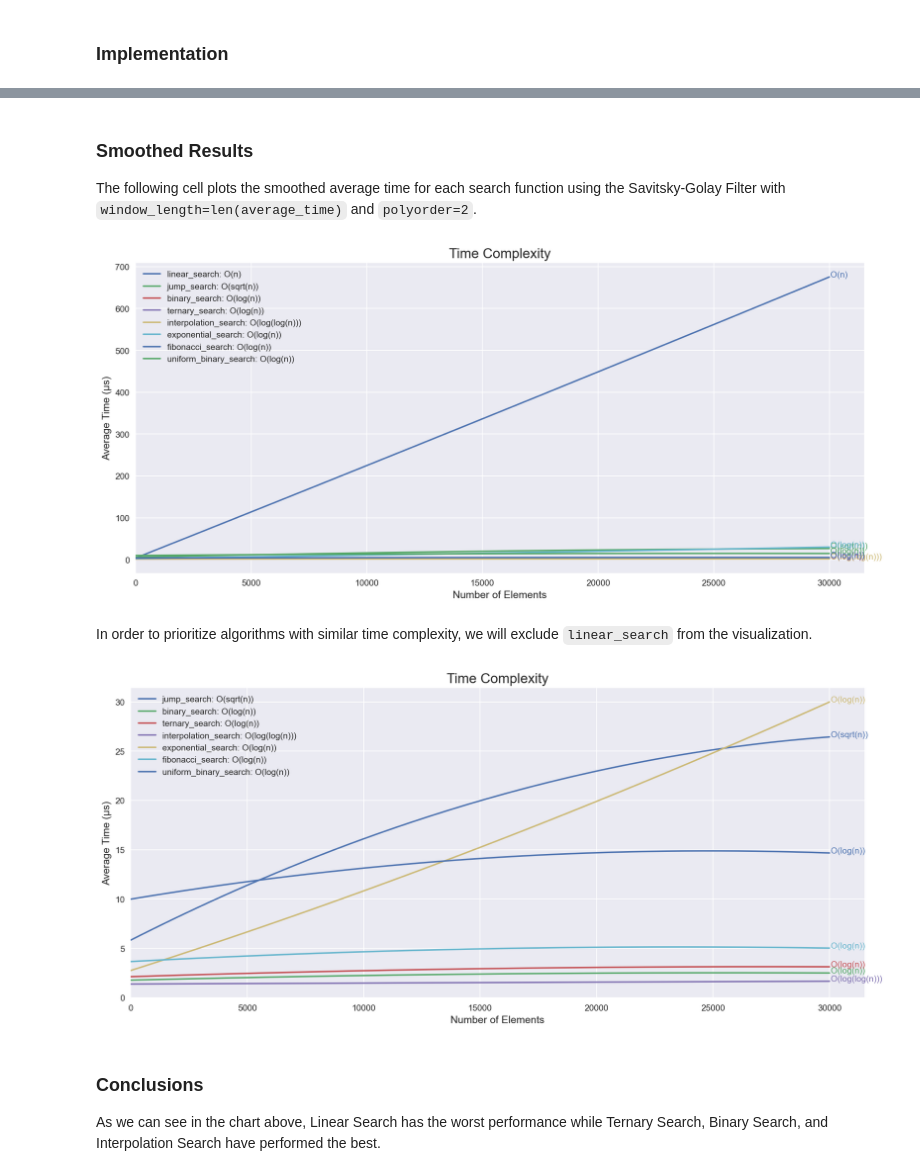
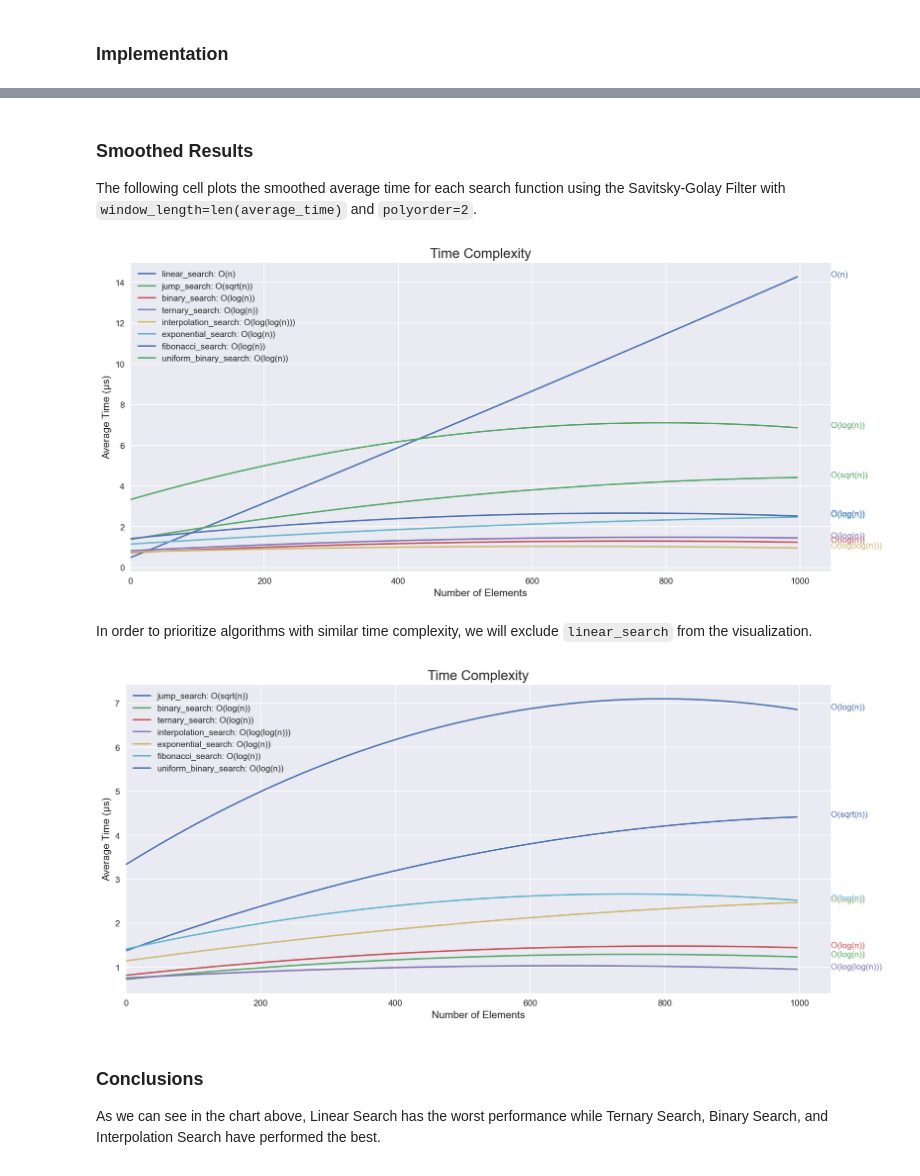
Before and after one commit to Hawmex/aut_algorithm_design_foundations_project, a Jupyter notebook: notebook.ipynb, the cells around one changed output, grey strips where cells are left out. Drawn from its saved outputs; the diff is of its cells as text; code cells hidden in the pictures.

```diff
--- a/notebook.ipynb
+++ b/notebook.ipynb
@@ -255,9 +258,9 @@ The algorithms are implemented correctly!
    4. Add the extension to the array.
 # %%
 start_size = 1
-end_size = 30000
+end_size = 1000
 step = 5
-iterations = 1000
+iterations = 20000
 # %% [markdown]
 ### Implementation
 # %%
@@ -324,7 +328,9 @@ for search_fn in search_fns:
 # %% [markdown]
 ### Smoothed Results
 
-The following cell plots the smoothed average time for each search function using the Savitsky-Golay Filter with `window_length=len(average_time)` and `polyorder=2`.
+The following cell plots the smoothed average time for each search function
+using the Savitsky-Golay Filter with `window_length=len(average_time)` and
+`polyorder=2`.
 # %%
 def plot_smoothed_results(time_complexities):
     # Set plot style
@@ -345,38 +351,43 @@ def plot_smoothed_results(time_complexities):
         # Apply Savitzky-Golay filter for smoothing
         smoothed_average_time = savgol_filter(average_time, len(average_time), 2)
 
         # Plot the smoothed line
-        (line,) = ax.plot(arr_size, smoothed_average_time, label=f"{search_fn.__name__}: {time_complexity}")
+        (line,) = ax.plot(
+            arr_size,
+            smoothed_average_time,
+            label=f"{search_fn.__name__}: {time_complexity}",
+        )
 
         # Add the time complexity as text annotation to the line
         x_pos = arr_size[-1] + 50  # Adjust the position of the text
         y_pos = smoothed_average_time[-1]
         ax.text(x_pos, y_pos, time_complexity, fontsize=10, color=line.get_color())
 
     # Add legend
     ax.legend()
-    ax.set_xlim(left = 0)
+    ax.set_xlim(left=0)
     # Show the plot
     plt.tight_layout()
     plt.show()
 
 
 plot_smoothed_results(
     {
         linear_search: "O(n)",
         jump_search: "O(sqrt(n))",
         binary_search: "O(log(n))",
         ternary_search: "O(log(n))",
         interpolation_search: "O(log(log(n)))",
         exponential_search: "O(log(n))",
         fibonacci_search: "O(log(n))",
         uniform_binary_search: "O(log(n))",
     }
 )
 # %% [output]
-[figure, old version]
+[figure, new version]
 # %% [markdown]
-In order to prioritize algorithms with similar time complexity, we will exclude `linear_search` from the visualization.
+In order to prioritize algorithms with similar time complexity, we will exclude
+`linear_search` from the visualization.
 # %%
 plot_smoothed_results(
     {
@@ -390,8 +401,9 @@ plot_smoothed_results(
     }
 )
 # %% [output]
-[figure, old version]
+[figure, new version]
 # %% [markdown]
 ### Conclusions
 
-As we can see in the chart above, Linear Search has the worst performance while Ternary Search, Binary Search, and Interpolation Search have performed the best.
+As we can see in the chart above, Linear Search has the worst performance while
+Ternary Search, Binary Search, and Interpolation Search have performed the best.
```
Also changed, not shown: parts of 4 cells of this notebook, 6 other files.
